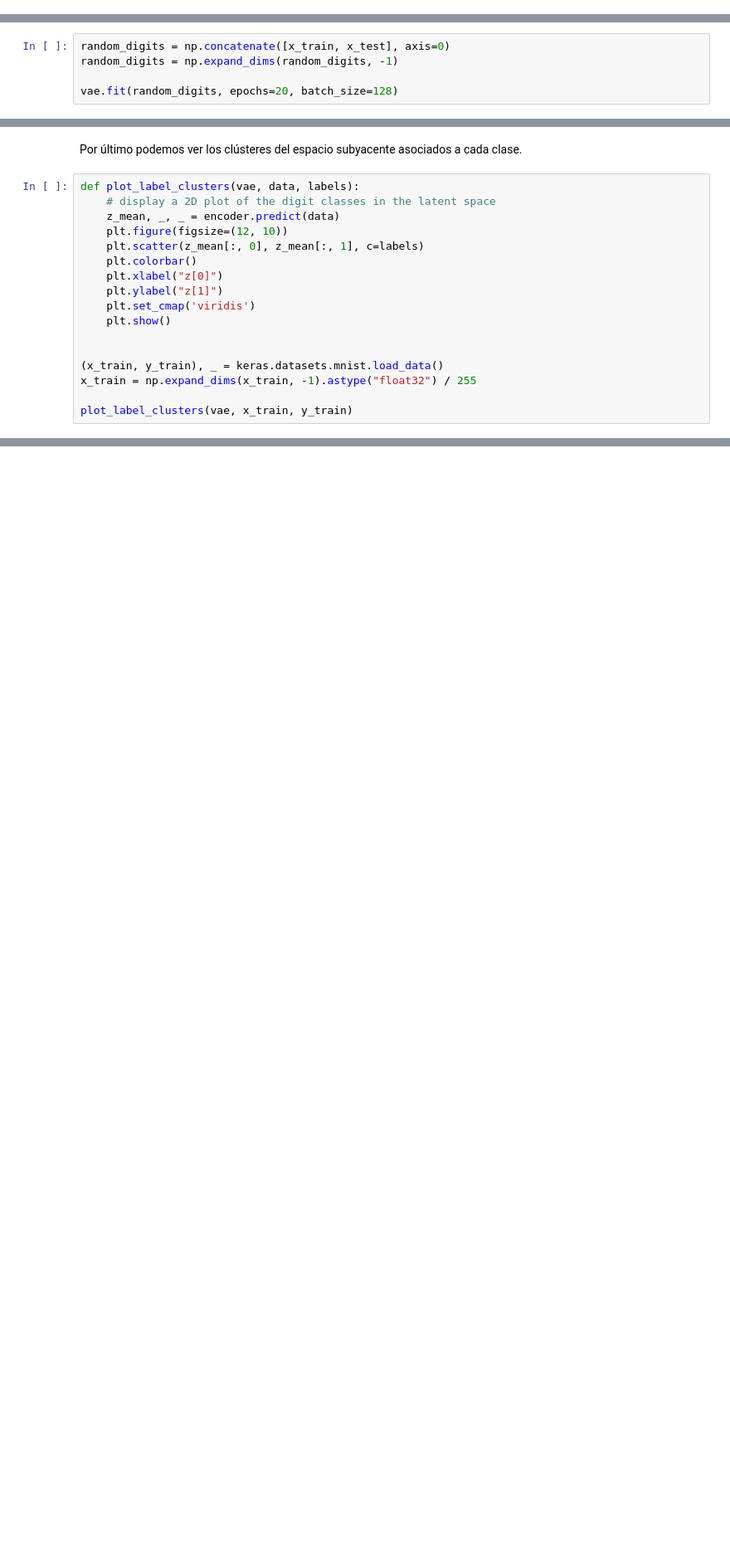
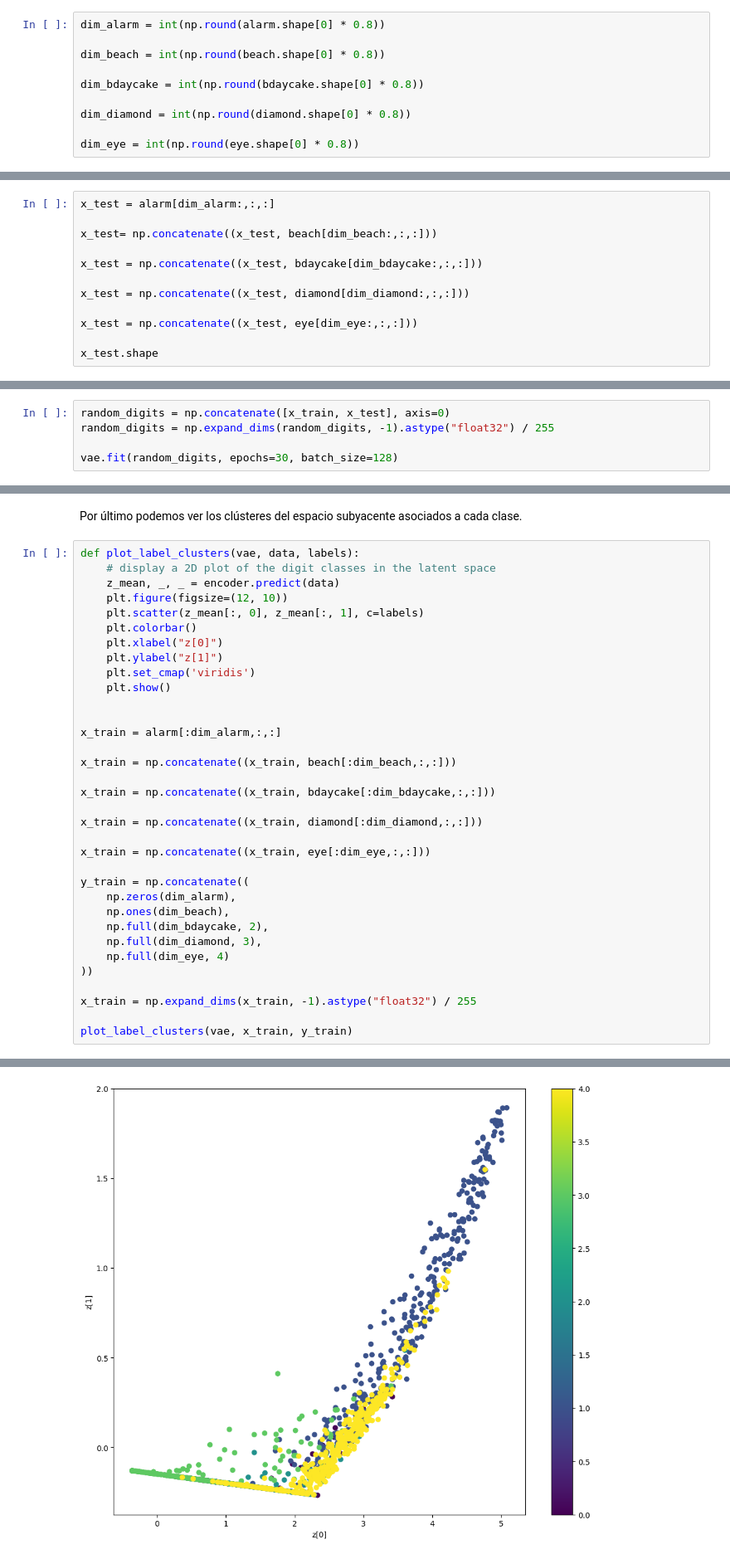
Before and after one commit to MariaPerezCatalinas/PRACTICA5, a Jupyter notebook: Práctica_4.ipynb, the cells around one changed output, grey strips where cells are left out. Shown at 83% size. Saved outputs shown, nothing was run; the diff lists cells and outputs as text; blank space fills up the shorter version.

```diff
--- a/Práctica_4.ipynb
+++ b/Práctica_4.ipynb
@@ -527,0 +539,10 @@ Podemos ahora entrenar el modelo para lo que vamos a juntar los conjuntos de ent
+# %%
+dim_alarm = int(np.round(alarm.shape[0] * 0.8))
+
+dim_beach = int(np.round(beach.shape[0] * 0.8))
+
+dim_bdaycake = int(np.round(bdaycake.shape[0] * 0.8))
+
+dim_diamond = int(np.round(diamond.shape[0] * 0.8))
+
+dim_eye = int(np.round(eye.shape[0] * 0.8))
@@ -527,0 +563,12 @@ Podemos ahora entrenar el modelo para lo que vamos a juntar los conjuntos de ent
+# %%
+x_test = alarm[dim_alarm:,:,:]
+
+x_test= np.concatenate((x_test, beach[dim_beach:,:,:]))
+
+x_test = np.concatenate((x_test, bdaycake[dim_bdaycake:,:,:]))
+
+x_test = np.concatenate((x_test, diamond[dim_diamond:,:,:]))
+
+x_test = np.concatenate((x_test, eye[dim_eye:,:,:]))
+
+x_test.shape
@@ -528,6 +577,6 @@ Podemos ahora entrenar el modelo para lo que vamos a juntar los conjuntos de ent
 # %%
 random_digits = np.concatenate([x_train, x_test], axis=0)
-random_digits = np.expand_dims(random_digits, -1)
+random_digits = np.expand_dims(random_digits, -1).astype("float32") / 255
 
-vae.fit(random_digits, epochs=20, batch_size=128)
+vae.fit(random_digits, epochs=30, batch_size=128)
 # %% [output]
@@ -592,7 +674,25 @@ def plot_label_clusters(vae, data, labels):
     plt.show()
 
 
-(x_train, y_train), _ = keras.datasets.mnist.load_data()
+x_train = alarm[:dim_alarm,:,:]
+
+x_train = np.concatenate((x_train, beach[:dim_beach,:,:]))
+
+x_train = np.concatenate((x_train, bdaycake[:dim_bdaycake,:,:]))
+
+x_train = np.concatenate((x_train, diamond[:dim_diamond,:,:]))
+
+x_train = np.concatenate((x_train, eye[:dim_eye,:,:]))
+
+y_train = np.concatenate((
+    np.zeros(dim_alarm),
+    np.ones(dim_beach),
+    np.full(dim_bdaycake, 2),
+    np.full(dim_diamond, 3),
+    np.full(dim_eye, 4)
+))
+
 x_train = np.expand_dims(x_train, -1).astype("float32") / 255
 
 plot_label_clusters(vae, x_train, y_train)
+# %% [output]
@@ -598,0 +700 @@ plot_label_clusters(vae, x_train, y_train)
+[figure, added]
```
Also changed, not shown: parts of 28 cells of this notebook.
